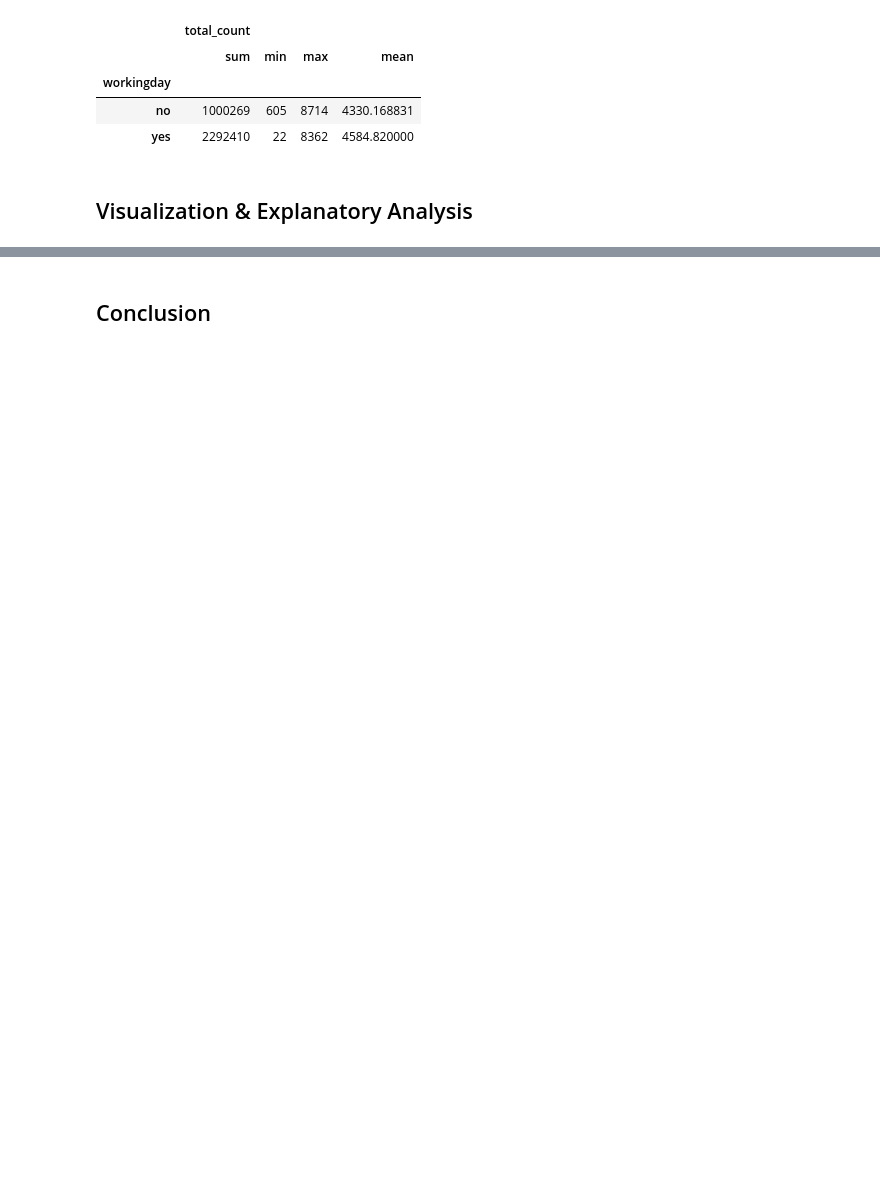
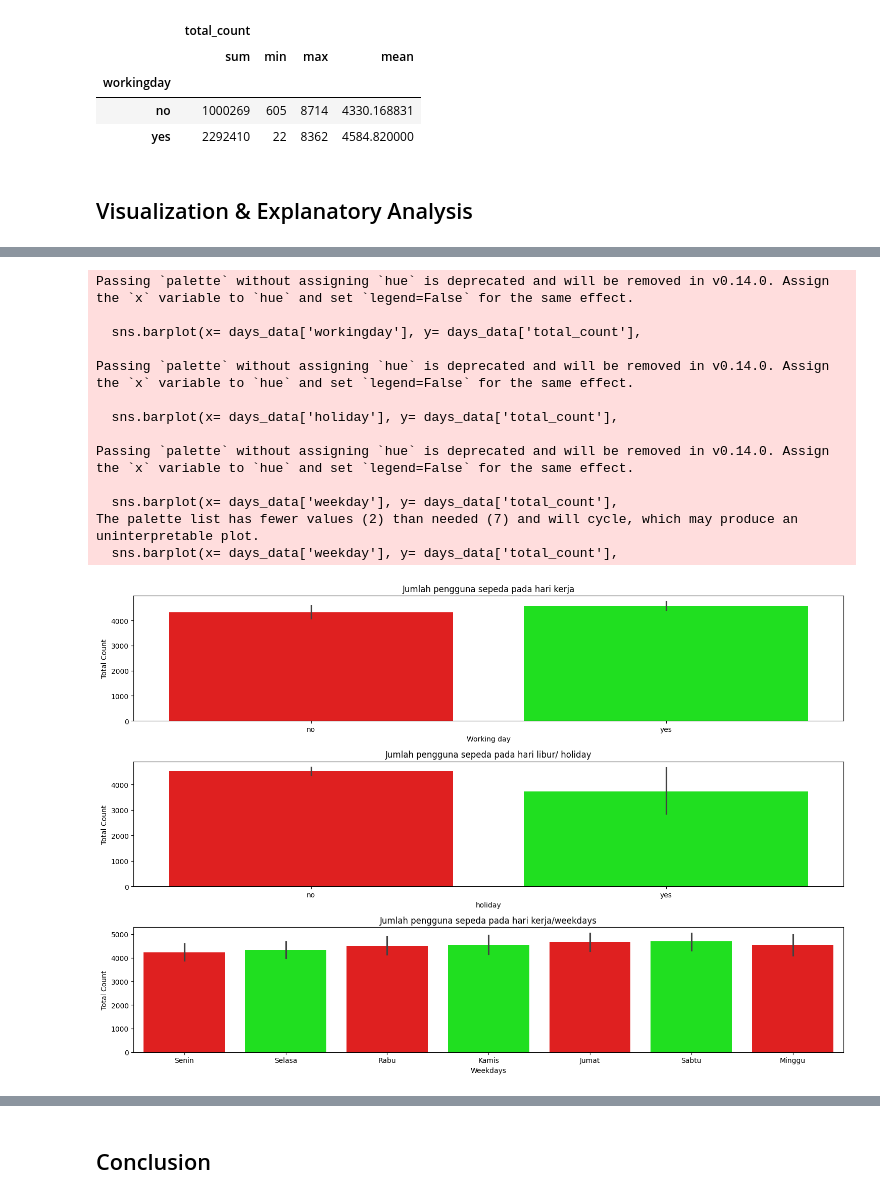
Before and after one commit to fadel11-hub/Dicoding-belajar-analisis-data, a Jupyter notebook: Proyek_Analisis_Data.ipynb, the cells around one changed output, grey strips where cells are left out. Cells and saved outputs as stored; diff of their text form; code cells hidden in the pictures; blank space fills up the shorter version.

```diff
--- a/Proyek_Analisis_Data.ipynb
+++ b/Proyek_Analisis_Data.ipynb
@@ -424,0 +526,41 @@ days_data.groupby(by='workingday').agg({
+# %%
+fig, axes = plt.subplots(nrows=3, ncols=1, figsize=(15, 10))
+sns.barplot(x= days_data['workingday'], y= days_data['total_count'],
+            palette = ['#FF0000', '#00FF00'],
+            ax= axes[0])
+axes[0].set_xlabel('Working day')
+axes[0].set_ylabel('Total Count')
+axes[0].set_title('Jumlah pengguna sepeda pada hari kerja')
+
+sns.barplot(x= days_data['holiday'], y= days_data['total_count'],
+            palette = ['#FF0000', '#00FF00'],
+            ax= axes[1])
+axes[1].set_xlabel('holiday')
+axes[1].set_ylabel('Total Count')
+axes[1].set_title('Jumlah pengguna sepeda pada hari libur/ holiday')
+
+sns.barplot(x= days_data['weekday'], y= days_data['total_count'],
+            palette = ['#FF0000', '#00FF00'],
+            ax= axes[2])
+axes[2].set_xlabel('Weekdays')
+axes[2].set_ylabel('Total Count')
+axes[2].set_title('Jumlah pengguna sepeda pada hari kerja/weekdays')\
+
+plt.tight_layout()
+
+plt.show()
+# %% [output]
+Passing `palette` without assigning `hue` is deprecated and will be removed in v0.14.0. Assign the `x` variable to `hue` and set `legend=False` for the same effect.
+
+  sns.barplot(x= days_data['workingday'], y= days_data['total_count'],
+
+Passing `palette` without assigning `hue` is deprecated and will be removed in v0.14.0. Assign the `x` variable to `hue` and set `legend=False` for the same effect.
+
+  sns.barplot(x= days_data['holiday'], y= days_data['total_count'],
+
+Passing `palette` without assigning `hue` is deprecated and will be removed in v0.14.0. Assign the `x` variable to `hue` and set `legend=False` for the same effect.
+
+  sns.barplot(x= days_data['weekday'], y= days_data['total_count'],
+The palette list has fewer values (2) than needed (7) and will cycle, which may produce an uninterpretable plot.
+  sns.barplot(x= days_data['weekday'], y= days_data['total_count'],
+[figure, added]
```
Also changed, not shown: parts of 32 cells of this notebook.
